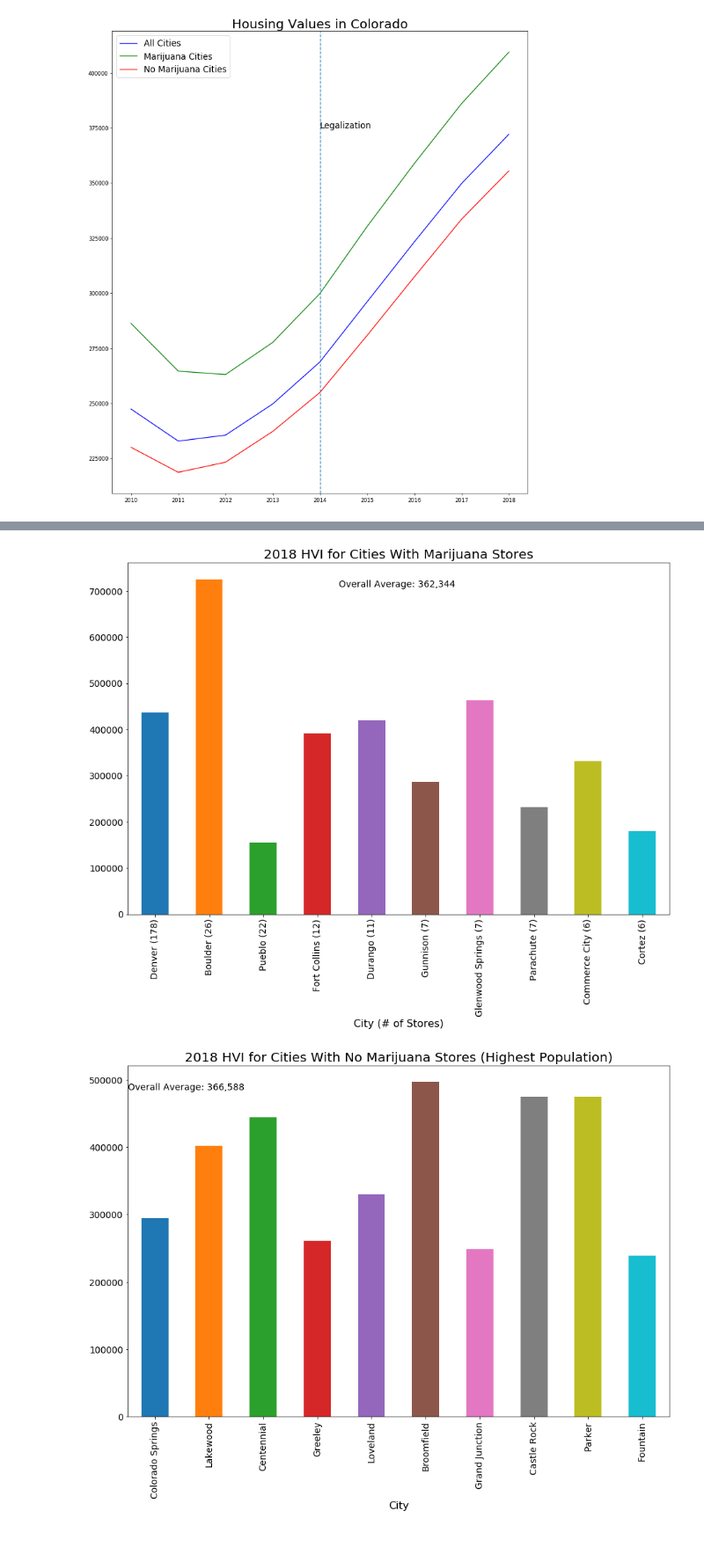
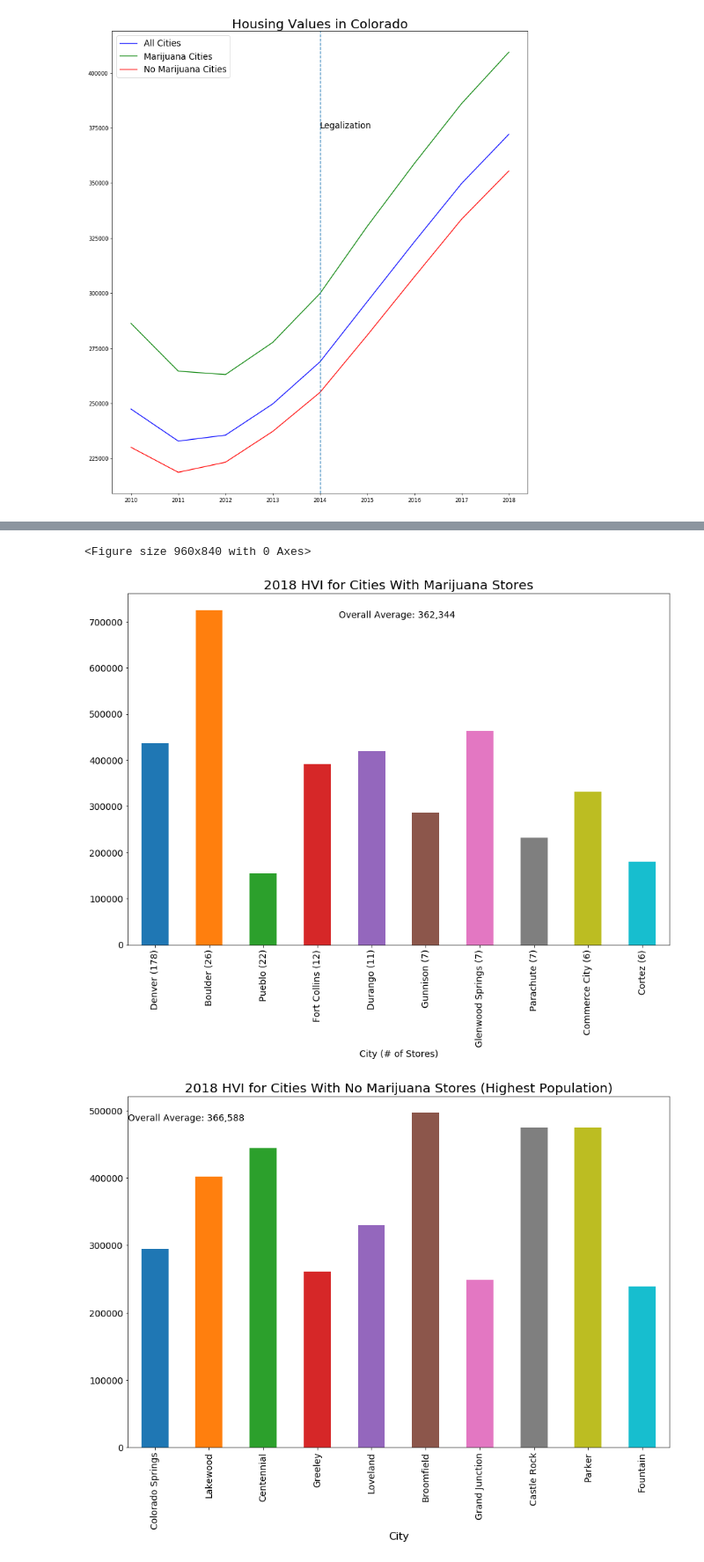
Before and after one commit to joshshigaki/Team-5, a Jupyter notebook: housing_valuation.ipynb, the cells around one changed output, grey strips where cells are left out. Shown: that part at 88% size. Cells and saved outputs as stored; diff of their text form; code cells hidden in the pictures.

```diff
--- a/housing_valuation.ipynb
+++ b/housing_valuation.ipynb
@@ -320,22 +317,24 @@ top_10_mj_df
 # %%
 #Plot 2018 housing values with marijuana stores in the city - top ten
 
+fig = plt.figure(figsize=(16, 14), dpi=60)
 overall_mj_avg = round(top_10_mj_df['2018'].mean(), 0)
 overall_mj_avg = int(overall_mj_avg)
 overall_mj_avg = "{:,}".format(overall_mj_avg)
 
 overall_mj_text = f'Overall Average: {overall_mj_avg} '
 
 ax = top_10_mj_df.plot(kind="bar", y="2018", figsize=(15, 10), legend=False, fontsize=14)
 
-ax.set_xlabel('City (# of Stores)', size=16)
+ax.set_xlabel('City (# of Stores)', size=14)
 ax.set_title('2018 HVI for Cities With Marijuana Stores', size=20)
 ax.text(.5, .95, overall_mj_text, horizontalalignment='center', verticalalignment='top', transform=ax.transAxes, size=14)
 
 #Save the plot
 plt.savefig("Images/2018 HVI for Cities With MJ Stores.png")
 # %% [output]
+<Figure size 960x840 with 0 Axes>
-[figure, old version]
+[figure, new version]
 # %%
 #Plot 2018 housing values for cities with no stores
 
```
Also changed, not shown: parts of 3 cells of this notebook, 1 other file.
